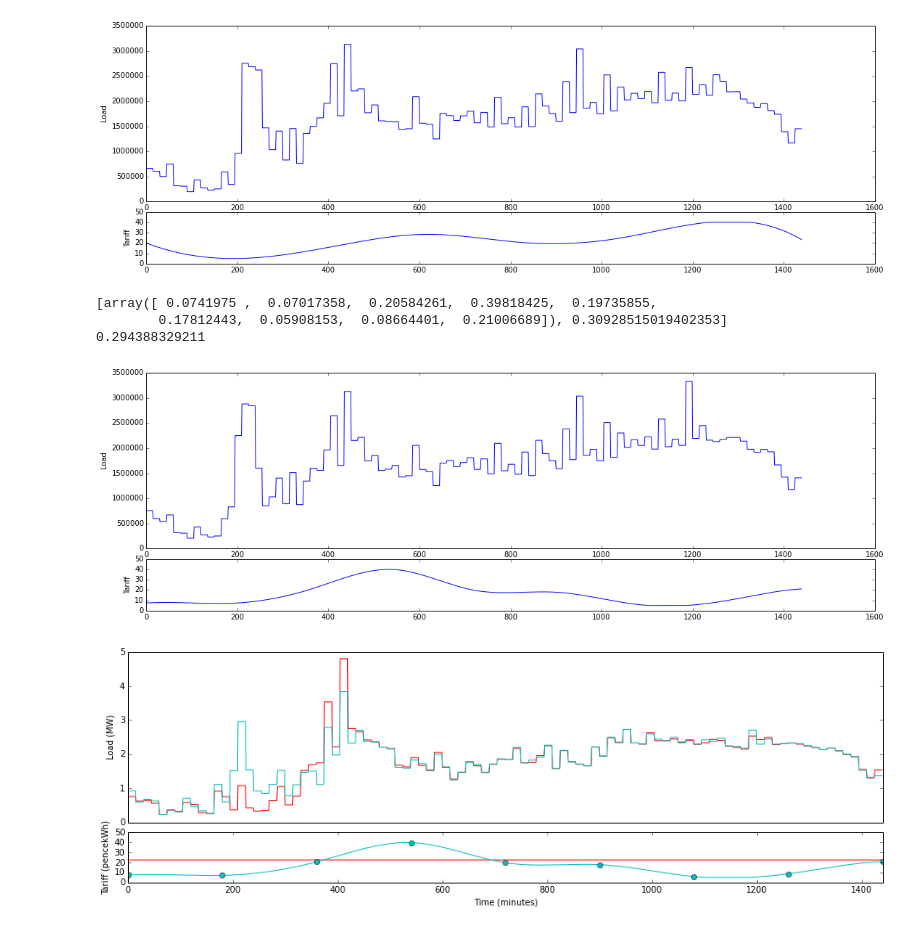
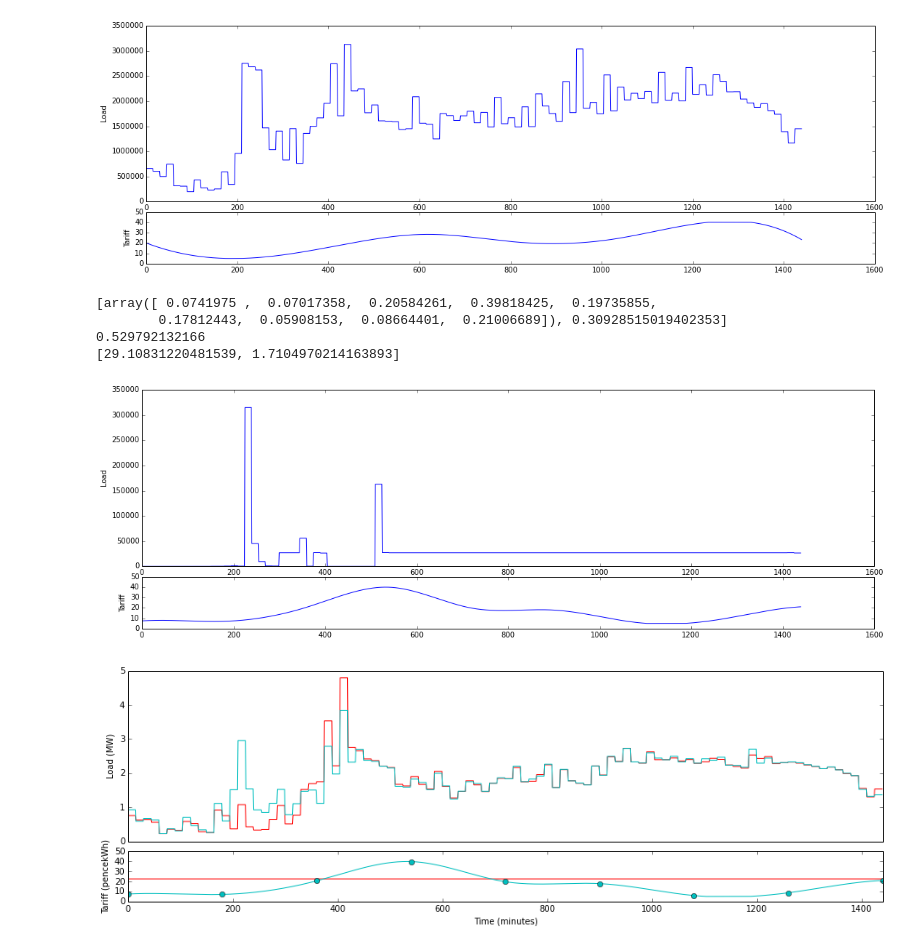
Before and after one commit to markm541374/tariffset, a Jupyter notebook: GPGO.ipynb, the cells around one changed output. Saved outputs shown, nothing was run; the diff lists cells and outputs as text; code cells hidden in the pictures.

```diff
--- a/GPGO.ipynb
+++ b/GPGO.ipynb
@@ -207,18 +207,19 @@ print c8
 [figure]
 # %%
 import tariffopt as TO
-e=TO.experiment(gen_sqexp_k,[1,0.2,0.2,0.2,0.2,0.2,0.2,0.2,0.2,0.2],[[0,1],[-1,1],[-1,1],[-1,1],[-1,1],[-1,1],[-1,1],[-1,1],[-1,1],[-1,1]],["ts0.txt"],[0.4,0.4,0.4,0.4,0.4,0.4,0.4,0.4,0.4],[0.05,0.05,0.05,0.05,0.05,0.05,0.05,0.05,0.05],TO.gen_3interp_tariff,TO.load_cost_abflatness)
+e=TO.experiment(gen_sqexp_k,[1,0.2,0.2,0.2,0.2,0.2,0.2,0.2,0.2,0.2],[[0,1],[-1,1],[-1,1],[-1,1],[-1,1],[-1,1],[-1,1],[-1,1],[-1,1],[-1,1]],["fg.txt"],[0.4,0.4,0.4,0.4,0.4,0.4,0.4,0.4,0.4],[0.05,0.05,0.05,0.05,0.05,0.05,0.05,0.05,0.05],TO.gen_3interp_tariff,TO.load_cost_abflatness)
 e.loadtrace('res/trace9.txt')
 print e.G.best
 
 c9,data9=e.o.eval_under_tariff(e.G.best[0],plot_=True,data_=True)
 p9=e.G.best[0]
 print c9
 # %% [output]
 [array([ 0.0741975 ,  0.07017358,  0.20584261,  0.39818425,  0.19735855,
         0.17812443,  0.05908153,  0.08664401,  0.21006689]), 0.30928515019402353]
-0.294388329211
+0.529792132166
+[29.10831220481539, 1.7104970214163893]
-[figure, old version]
+[figure, new version]
 # %%
 plt.figure(figsize=(16,10))
 ax0 = plt.subplot2grid((8,5),(3,0),rowspan=1,colspan=5)
```
Also changed, not shown: parts of 1 cell of this notebook, 3 other files.
